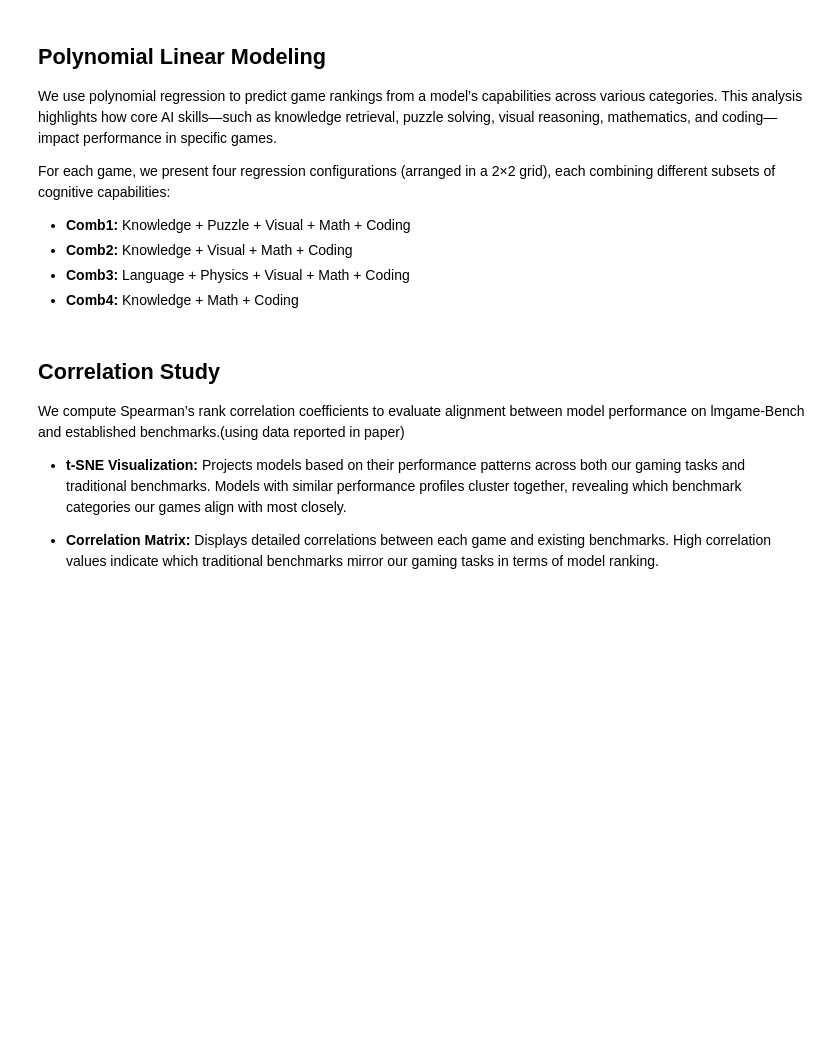
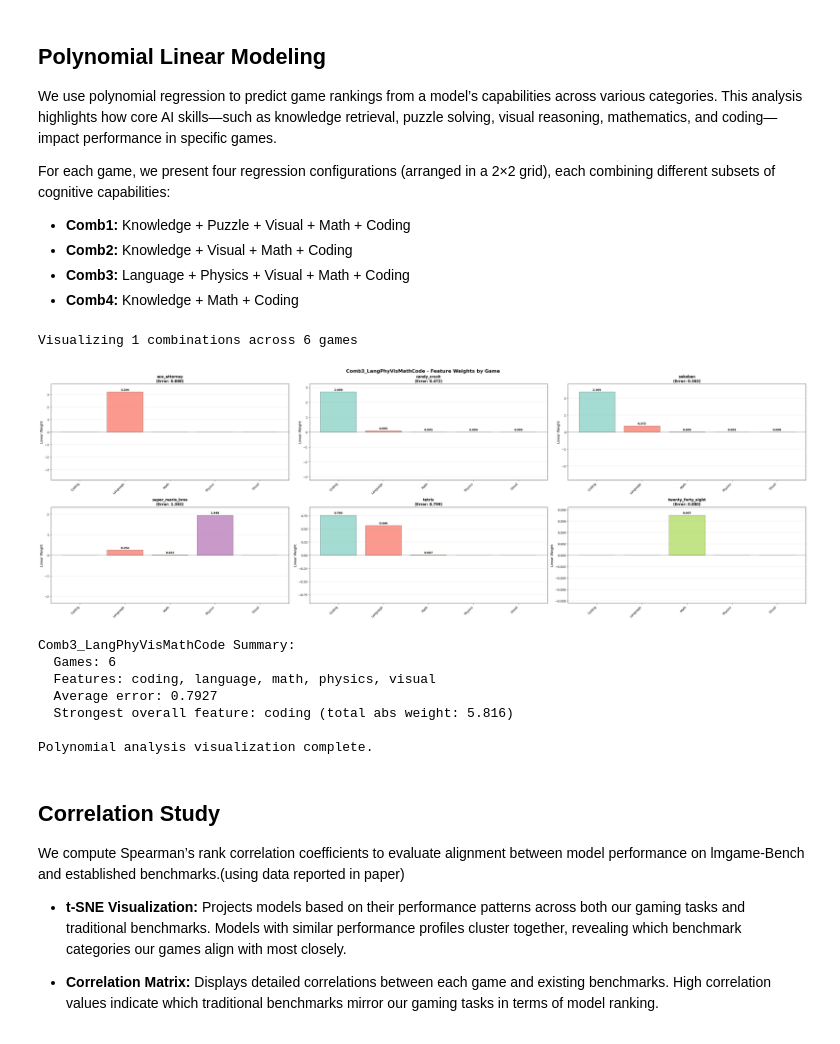
Before and after one commit to lmgame-org/GamingAgent, a Jupyter notebook: eval/lmgame_Bench_Evaluation_Pipeline.ipynb, the cells around one changed output. Saved outputs shown, nothing was run; the diff lists cells and outputs as text; code cells hidden in the pictures; blank space fills up the shorter version.

```diff
--- a/eval/lmgame_Bench_Evaluation_Pipeline.ipynb
+++ b/eval/lmgame_Bench_Evaluation_Pipeline.ipynb
@@ -35,20 +35,31 @@ By default, `download_cache_sample=False` (no cache).
 # %%
 # Configurable Parameters
 
+################## Data Preparation #######################
 # If True, download and use our sample cache ZIP.
 # If False, use your own local cache directory (or run with no cache).
 download_cache_sample = False
 
-# Games to display in the performance plots
+################## Game Performance Visualization #############
+# Specify which games to include in the performance plots.
+# Full set of supported games (commented out for reference):
+# show_games = [
+#     'sokoban',
+#     'tetris',
+#     'twenty_forty_eight',
+#     'candy_crush',
+#     'super_mario_bros',
+#     'ace_attorney'
+# ]
+
+# Subset for concise visualization:
 show_games = [
     'sokoban',
     'tetris',
-    'twenty_forty_eight',
-    'candy_crush',
-    'super_mario_bros'
+    'twenty_forty_eight'
 ]
 
-# Models to display in the performance plots
+# Models to include in the performance plots
 show_models = [
     'o3-2025-04-16',
     'o4-mini-2025-04-16',
@@ -65,6 +76,18 @@ highlight_models = [
     "deepseek-r1-0120",
     "Qwen3-235B-A22B-fp8-tput"
 ]
+
+################## Game Performance Analysis #############
+# Polynomial linear model feature combinations
+# (full list commented out for reference)
+# comb_list = [
+#   "Comb1_KnowPuzVisMathCode",
+#   "Comb2_KnowVisMathCode",
+#   "Comb3_LangPhyVisMathCode",
+#   "Comb4_KnowMathCode"
+# ]
+# Currently using only combination 3:
+comb_list = ["Comb3_LangPhyVisMathCode"]
 # %%
 import os
 import glob
@@ -427,13 +442,23 @@ For each game, we present four regression configurations (arranged in a 2×2 gri
 # %%
 # Step 1: Run polynomial analysis
 poly_results = run_polynomial_analysis_notebook(
     updated_benchmark_data_df,
     OTHER_TASK_RANK_URL,
     DEFAULT_MODELS_FOR_OTHER_TASKS
 )
 
 # Step 2: Visualize results directly (no file reading needed)
-visualize_polynomial_category_weights(poly_results)
+visualize_polynomial_category_weights(poly_results, comb_list=comb_list)
+# %% [output]
+Visualizing 1 combinations across 6 games
+[figure, added]
+Comb3_LangPhyVisMathCode Summary:
+  Games: 6
+  Features: coding, language, math, physics, visual
+  Average error: 0.7927
+  Strongest overall feature: coding (total abs weight: 5.816)
+
+Polynomial analysis visualization complete.
 # %% [markdown]
 ## Correlation Study
 
```
Also changed, not shown: parts of 8 cells of this notebook, 1 other file.
